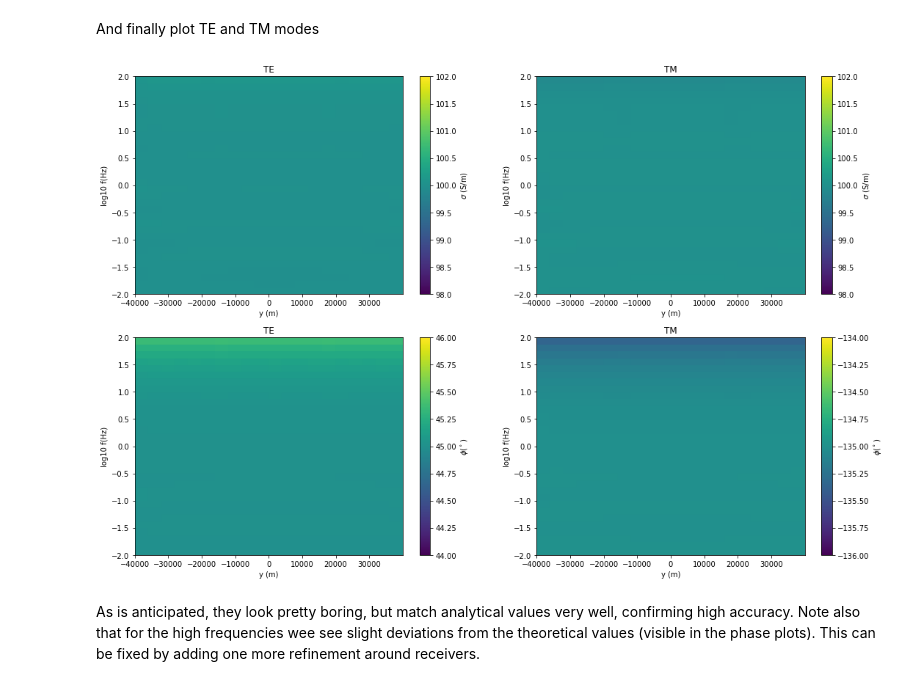
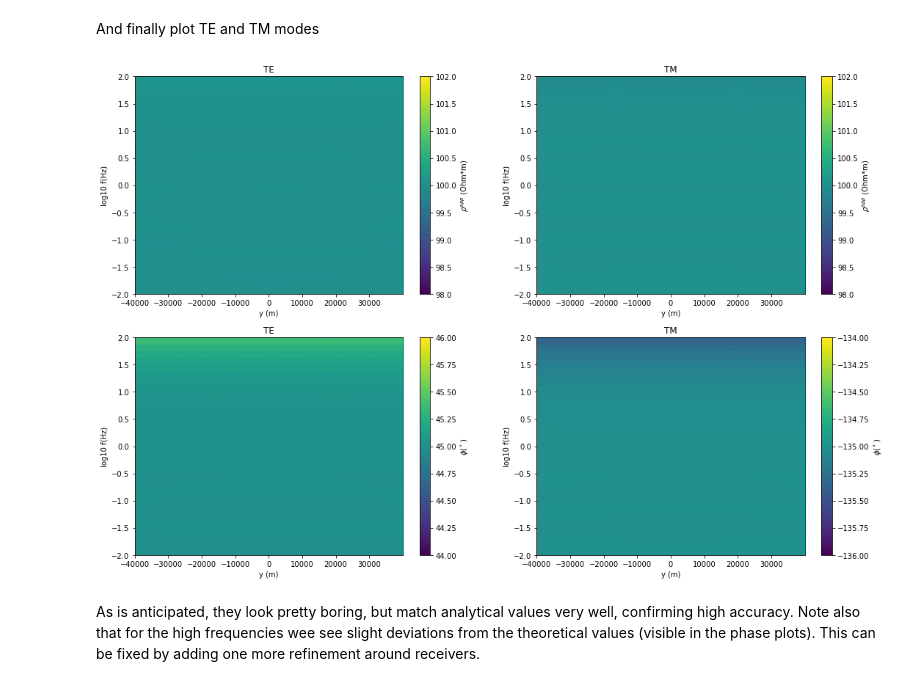
Before and after one commit to GoFEM/pyGoFEM, a Jupyter notebook: 01_example_2D_MT_CSEM_modeling.ipynb, the cells around one changed output. Saved outputs shown, nothing was run; the diff lists cells and outputs as text; code cells hidden in the pictures.

```diff
--- a/01_example_2D_MT_CSEM_modeling.ipynb
+++ b/01_example_2D_MT_CSEM_modeling.ipynb
@@ -260,19 +260,19 @@ And finally plot TE and TM modes
 # %%
 fig, axes = plt.subplots(2, 2)
 p = axes[0,0].pcolormesh(r_y, np.log10(frequencies), rho_data[:,:,0], vmin=98, vmax = 102)
-fig.colorbar(p, ax=axes[0,0], label=r'$\sigma$ (S/m)')
+fig.colorbar(p, ax=axes[0,0], label=r'$\rho^{app}$ (Ohm*m)')
 axes[0,0].set_title('TE'), axes[0,0].set_xlabel('y (m)'), axes[0,0].set_ylabel('log10 f(Hz)')
 p = axes[0,1].pcolormesh(r_y, np.log10(frequencies), rho_data[:,:,1], vmin=98, vmax = 102)
-fig.colorbar(p, ax=axes[0,1], label=r'$\sigma$ (S/m)')
+fig.colorbar(p, ax=axes[0,1], label=r'$\rho^{app}$ (Ohm*m)')
 axes[0,1].set_title('TM'), axes[0,1].set_xlabel('y (m)'), axes[0,1].set_ylabel('log10 f(Hz)')
 p = axes[1,0].pcolormesh(r_y, np.log10(frequencies), phi_data[:,:,0], vmin=44, vmax = 46)
 fig.colorbar(p, ax=axes[1,0], label=r'$\phi (^\circ)$')
 axes[1,0].set_title('TE'), axes[1,0].set_xlabel('y (m)'), axes[1,0].set_ylabel('log10 f(Hz)')
 p = axes[1,1].pcolormesh(r_y, np.log10(frequencies), phi_data[:,:,1], vmin=-136, vmax = -134)
 fig.colorbar(p, ax=axes[1,1], label=r'$\phi (^\circ)$')
 axes[1,1].set_title('TM'), axes[1,1].set_xlabel('y (m)'), axes[1,1].set_ylabel('log10 f(Hz)')
 fig.set_size_inches(np.array(fig.get_size_inches()) * 3)
 # %% [output]
-[figure, old version]
+[figure, new version]
 # %% [markdown]
 As is anticipated, they look pretty boring, but match analytical values very well, confirming high accuracy. Note also that for the high frequencies wee see slight deviations from the theoretical values (visible in the phase plots). This can be fixed by adding one more refinement around receivers.
```
Also changed, not shown: parts of 1 cell of this notebook, 3 other files.
